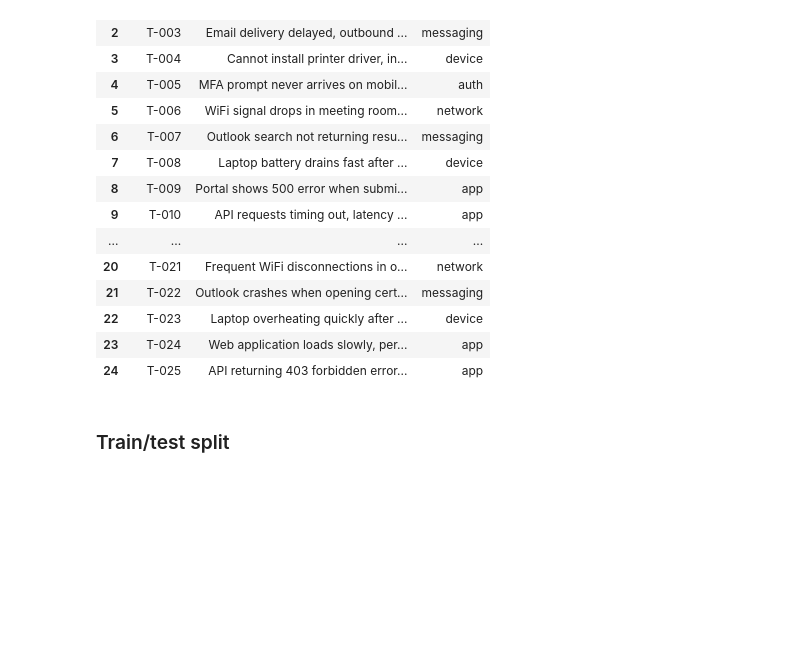
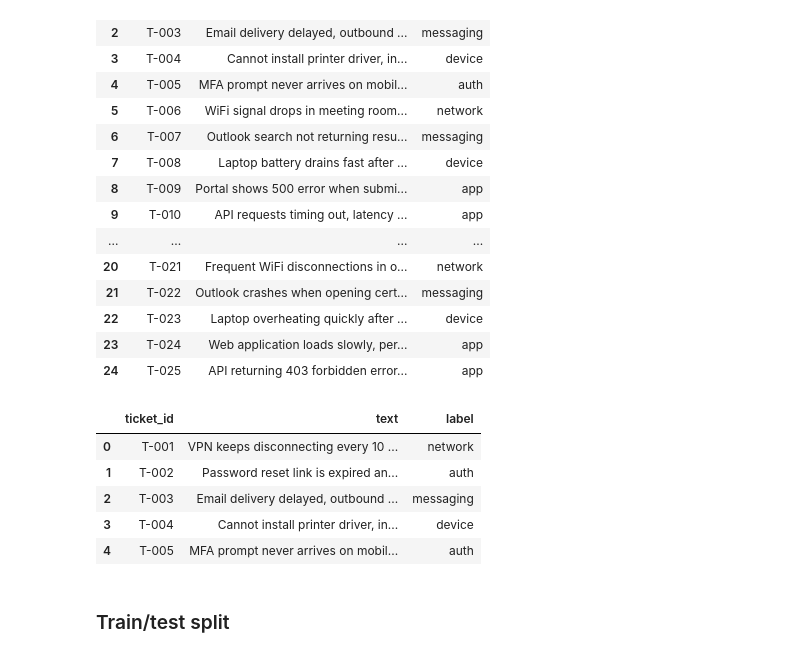
Before and after one commit to RakotosonFabien/aig230-assignment3-fabien, a Jupyter notebook: starter/text_representation.ipynb, the cells around one changed output. Cells and saved outputs as stored; diff of their text form; code cells hidden in the pictures; blank space fills up the shorter version.

Commit message:
Using the tickets.csv file for text-repr

```diff
--- a/starter/text_representation.ipynb
+++ b/starter/text_representation.ipynb
@@ -87,6 +87,19 @@ df
 | 22 | T-023 | Laptop overheating quickly after ... | device |
 | 23 | T-024 | Web application loads slowly, per... | app |
 | 24 | T-025 | API returning 403 forbidden error... | app |
+# %%
+# Using the excel CSV file instead of the hardcoded data
+# load tickets.csv
+import pandas as pd
+df = pd.read_csv("tickets.csv")
+df.head()
+# %% [output]
+|  | ticket_id | text | label |
+| 0 | T-001 | VPN keeps disconnecting every 10 ... | network |
+| 1 | T-002 | Password reset link is expired an... | auth |
+| 2 | T-003 | Email delivery delayed, outbound ... | messaging |
+| 3 | T-004 | Cannot install printer driver, in... | device |
+| 4 | T-005 | MFA prompt never arrives on mobil... | auth |
 # %% [markdown]
 ### Train/test split
 # %%
```
Also changed, not shown: 2 other files.
